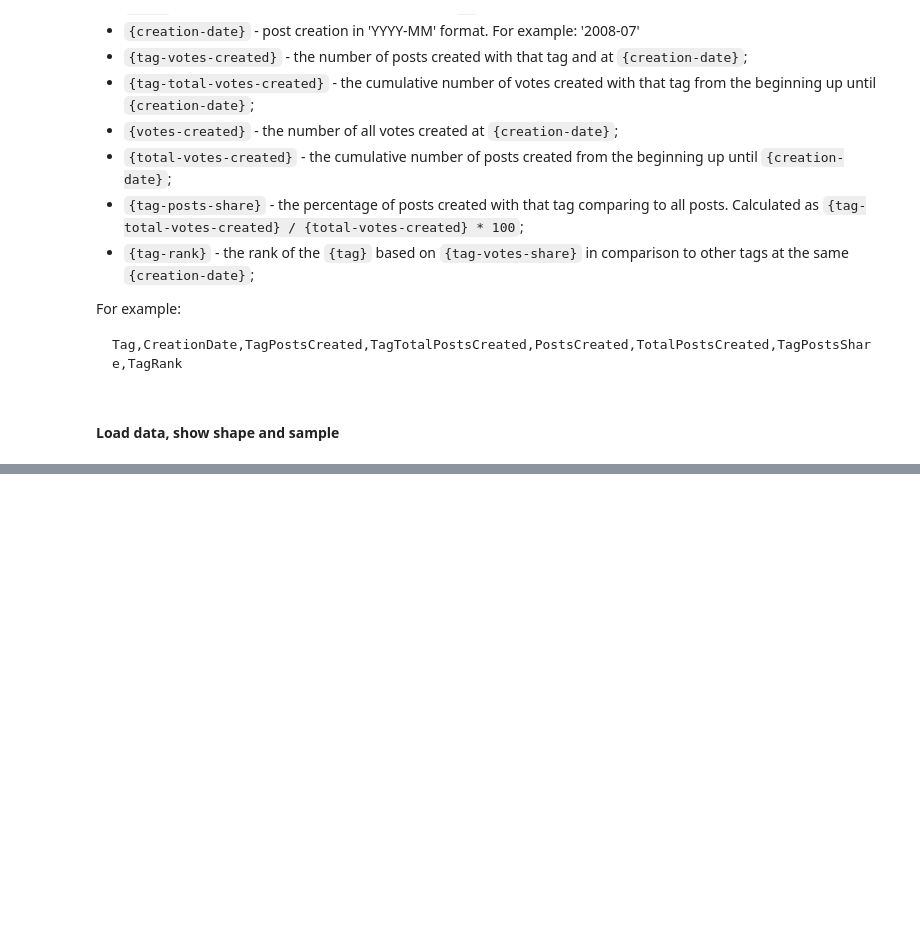
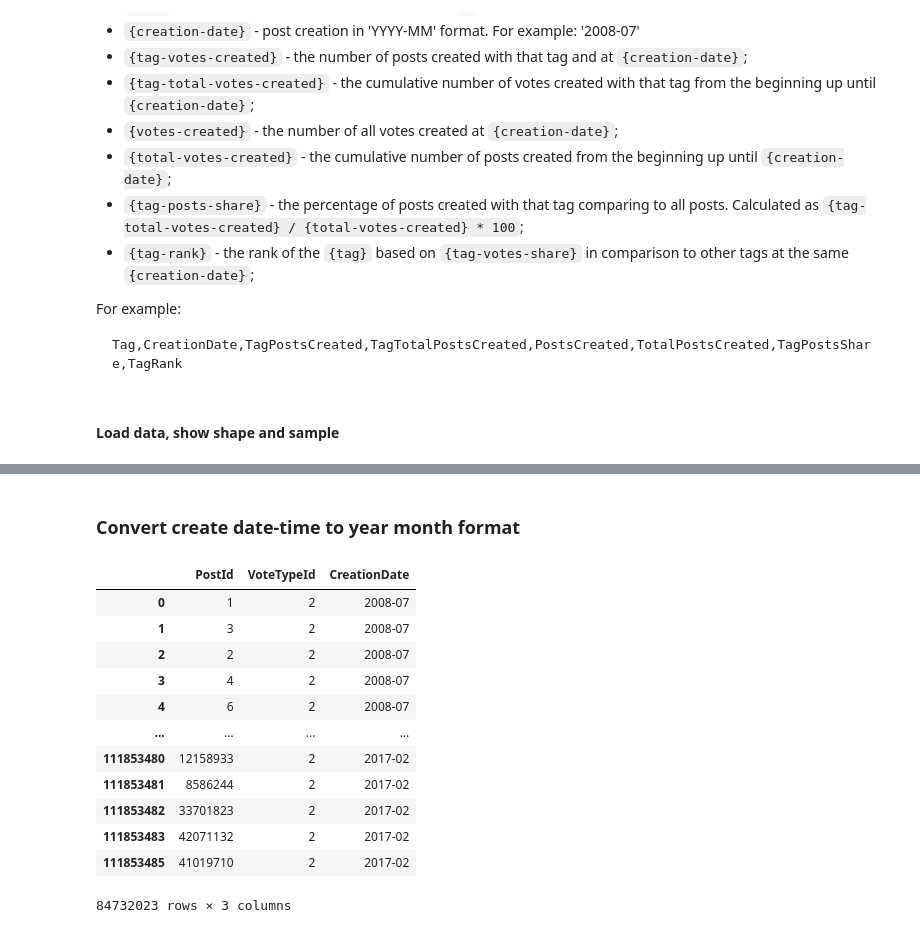
Before and after one commit to IvannKurchenko/blog-exploring-so-tags-trends, a Jupyter notebook: #5_calculate_votes_trends.ipynb, the cells around one changed output, grey strips where cells are left out. Saved outputs shown, nothing was run; the diff lists cells and outputs as text; code cells hidden in the pictures; blank space fills up the shorter version.

```diff
--- a/#5_calculate_votes_trends.ipynb
+++ b/#5_calculate_votes_trends.ipynb
@@ -35,0 +92,21 @@ from config import get_file_path
+# %% [markdown]
+### Convert create date-time to year month format
+# %%
+up_votes_year_month_df = up_votes_df.copy()
+up_votes_year_month_df['CreationDateNew'] = pd.to_datetime(up_votes_df['CreationDate']).dt.strftime('%Y-%m')
+up_votes_df = up_votes_year_month_df.drop(['CreationDate'], axis=1).rename(columns={'CreationDateNew': 'CreationDate'})
+up_votes_df
+# %% [output]
+|  | PostId | VoteTypeId | CreationDate |
+| 0 | 1 | 2 | 2008-07 |
+| 1 | 3 | 2 | 2008-07 |
+| 2 | 2 | 2 | 2008-07 |
+| 3 | 4 | 2 | 2008-07 |
+| 4 | 6 | 2 | 2008-07 |
+| ... | ... | ... | ... |
+| 111853480 | 12158933 | 2 | 2017-02 |
+| 111853481 | 8586244 | 2 | 2017-02 |
+| 111853482 | 33701823 | 2 | 2017-02 |
+| 111853483 | 42071132 | 2 | 2017-02 |
+| 111853485 | 41019710 | 2 | 2017-02 |
+84732023 rows × 3 columns
```
Also changed, not shown: parts of 17 cells of this notebook, 9 other files.
